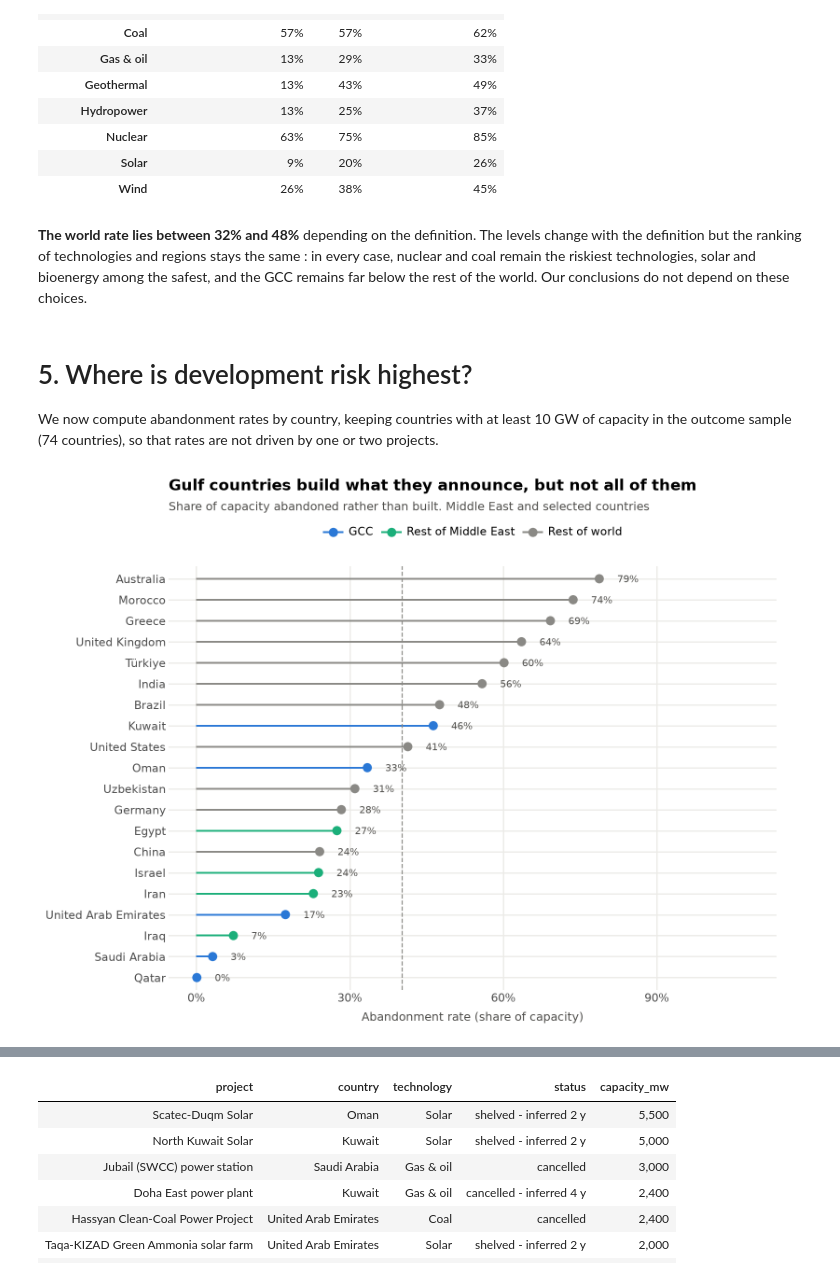
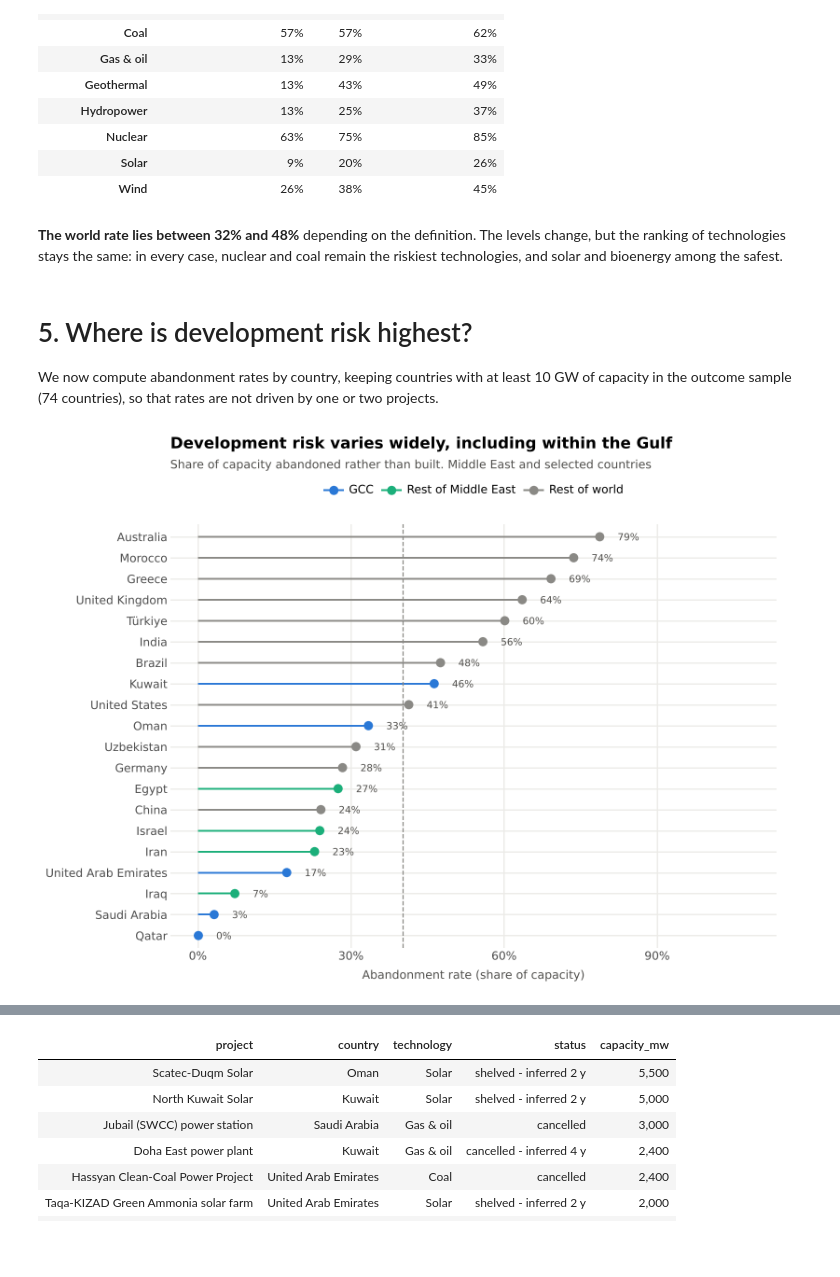
Before and after one commit to Sylvain-Topeza/power-infrastructure, a Jupyter notebook: main.ipynb, the cells around one changed output, grey strips where cells are left out. Cells and saved outputs as stored; diff of their text form; code cells hidden in the pictures; blank space fills up the shorter version.

```diff
--- a/main.ipynb
+++ b/main.ipynb
@@ -519,10 +529,9 @@ display(robustness.style.format("{:.0%}"))
 | Solar | 9% | 20% | 26% |
 | Wind | 26% | 38% | 45% |
 # %% [markdown]
-**The world rate lies between 32% and 48%** depending on the definition. The levels change with the definition
-but the ranking of technologies and regions stays the same : in every case, nuclear and coal remain the riskiest
-technologies, solar and bioenergy among the safest, and the GCC remains far below the rest
-of the world. Our conclusions do not depend on these choices.
+**The world rate lies between 32% and 48%** depending on the definition. The levels change,
+but the ranking of technologies stays the same: in every case, nuclear and coal remain the
+riskiest technologies, and solar and bioenergy among the safest.
 # %% [markdown]
 # 5. Where is development risk highest?
 
@@ -535,16 +544,16 @@ plots.map_abandonment(countries)
 # %%
 selection = ["India", "China", "United States", "United Kingdom", "Germany", "Australia",
              "Brazil", "Greece", "Türkiye", "Uzbekistan", "Morocco"]
 shown = countries.loc[(countries["area"] != "Rest of world") | countries["country"].isin(selection)]
 plot = plots.plot_rates(
     shown, "country", color="area", reference=WORLD_RATE, height=6,
-    title="Gulf countries build what they announce, but not all of them",
+    title="Development risk varies widely, including within the Gulf",
     subtitle="Share of capacity abandoned rather than built. Middle East and selected countries",
 )
 plots.save(plot, "rates_by_country", 8, 6)
 plot
 # %% [output]
-[figure, old version]
+[figure, new version]
 # %% [markdown]
 Three patterns emerge.
 
```
Also changed, not shown: parts of 19 cells of this notebook, 1 other file.
